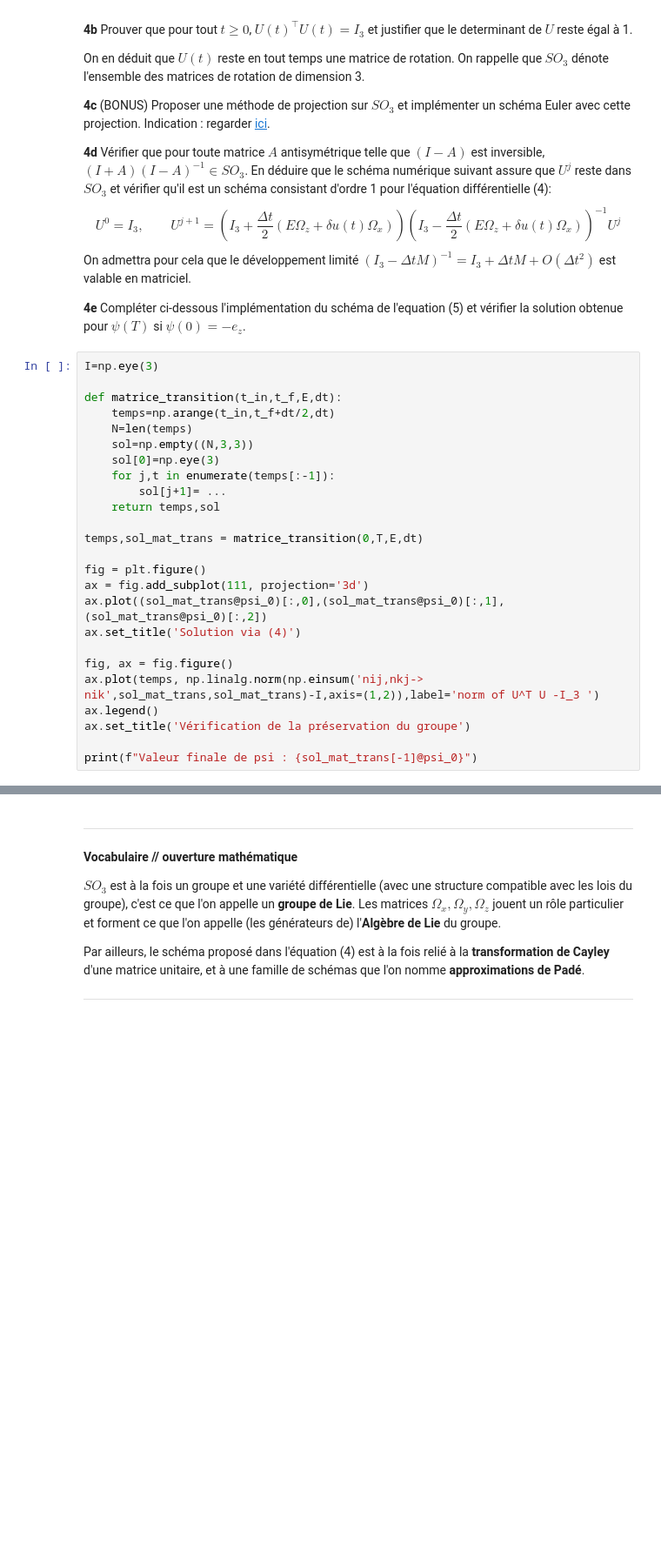
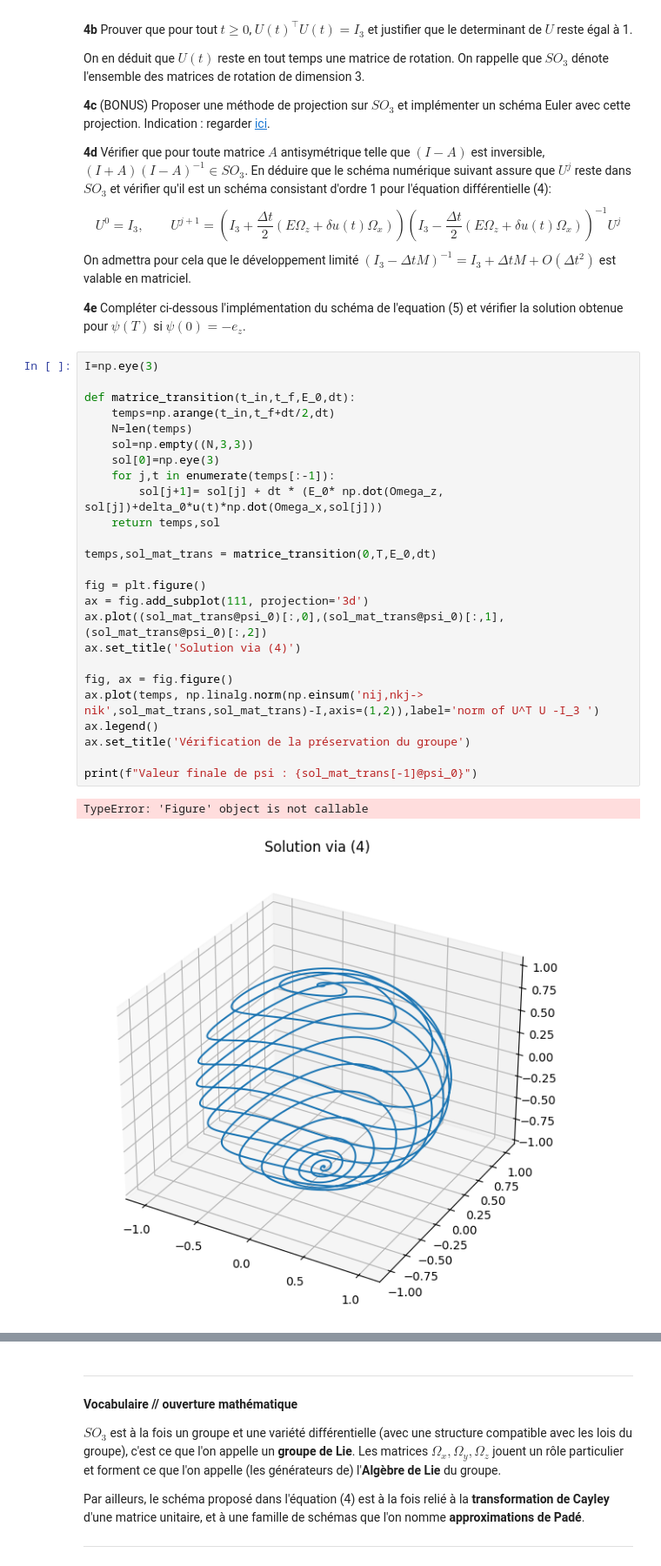
Before and after one commit to LouisedeFer/Equa-diff, a Jupyter notebook: Projet_Equations_Différentielles.ipynb, the cells around one changed output, grey strips where cells are left out. Shown: that part at 87% size. Saved outputs shown, nothing was run; the diff lists cells and outputs as text; blank space fills up the shorter version.

```diff
--- a/Projet_Equations_Différentielles.ipynb
+++ b/Projet_Equations_Différentielles.ipynb
@@ -368,25 +370,28 @@ On admettra pour cela que le développement limité $\left(I_3 - \Delta t M \rig
 # %%
 I=np.eye(3)
 
-def matrice_transition(t_in,t_f,E,dt):
+def matrice_transition(t_in,t_f,E_0,dt):
     temps=np.arange(t_in,t_f+dt/2,dt)
     N=len(temps)
     sol=np.empty((N,3,3))
     sol[0]=np.eye(3)
     for j,t in enumerate(temps[:-1]):
-        sol[j+1]= ...
+        sol[j+1]= sol[j] + dt * (E_0* np.dot(Omega_z, sol[j])+delta_0*u(t)*np.dot(Omega_x,sol[j]))
     return temps,sol
 
-temps,sol_mat_trans = matrice_transition(0,T,E,dt)
+temps,sol_mat_trans = matrice_transition(0,T,E_0,dt)
 
 fig = plt.figure()
 ax = fig.add_subplot(111, projection='3d')
 ax.plot((sol_mat_trans@psi_0)[:,0],(sol_mat_trans@psi_0)[:,1],(sol_mat_trans@psi_0)[:,2])
 ax.set_title('Solution via (4)')
 
 fig, ax = fig.figure()
 ax.plot(temps, np.linalg.norm(np.einsum('nij,nkj-> nik',sol_mat_trans,sol_mat_trans)-I,axis=(1,2)),label='norm of U^T U -I_3 ')
 ax.legend()
 ax.set_title('Vérification de la préservation du groupe')
 
 print(f"Valeur finale de psi : {sol_mat_trans[-1]@psi_0}")
+# %% [output]
+TypeError: 'Figure' object is not callable
+[figure, added]
```
Also changed, not shown: parts of 3 cells of this notebook.
